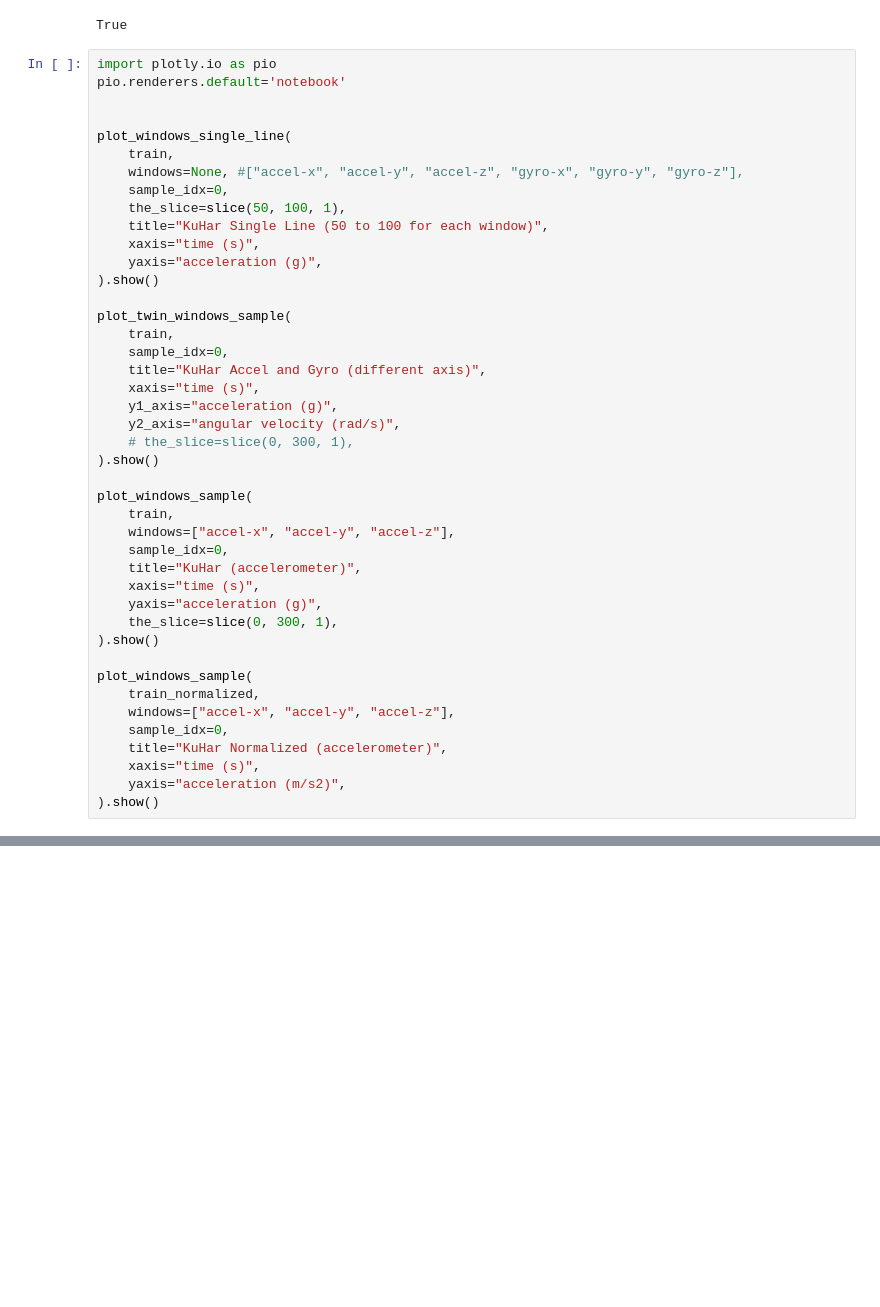
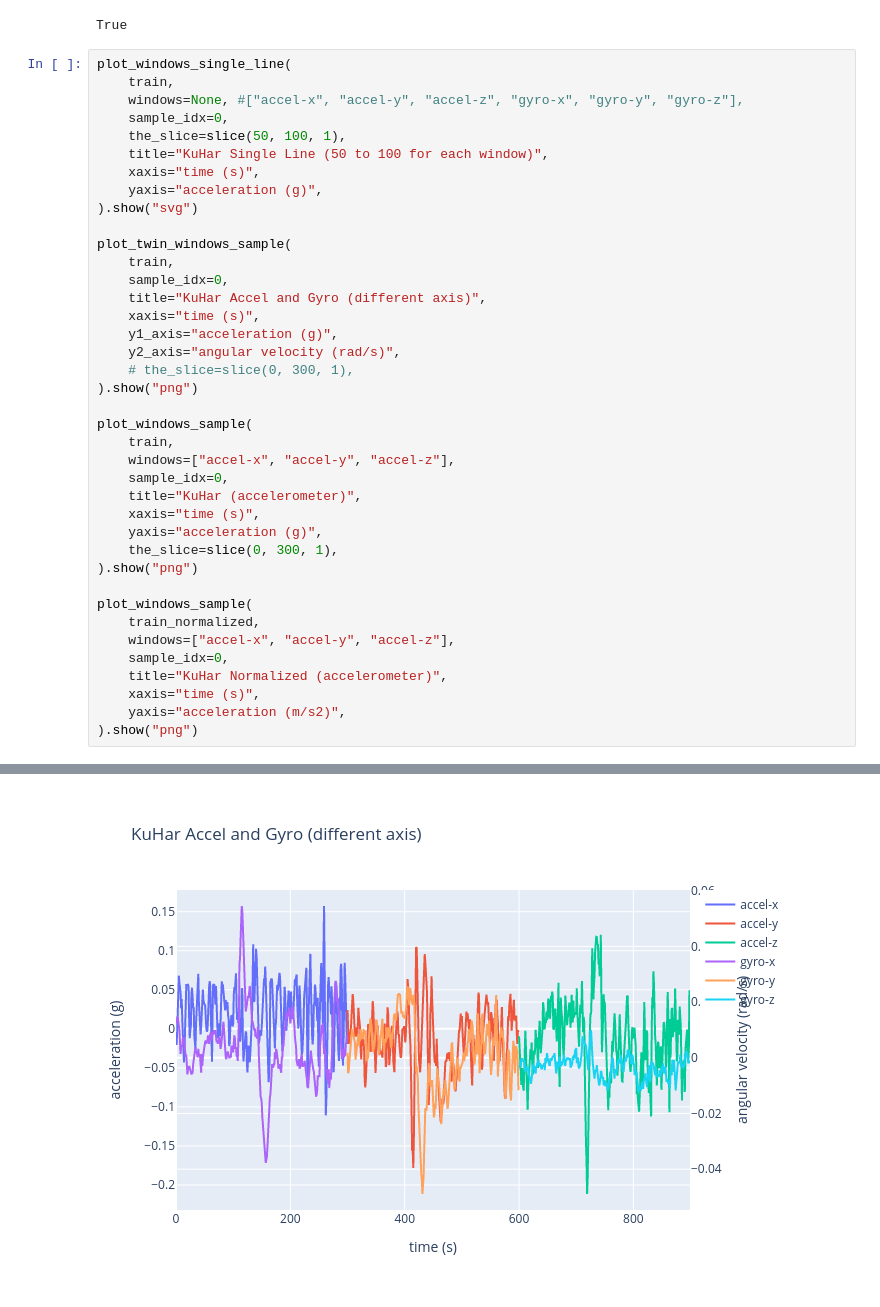
Before and after one commit to discovery-unicamp/hiaac-librep, a Jupyter notebook: viz_tools.ipynb, the cells around one changed output, grey strips where cells are left out. Cells and saved outputs as stored; diff of their text form; blank space fills up the shorter version.

Commit message:
Allow persist plotly visualization between sessions using PNG
Signed-off-by: Otavio Napoli <otavio.napoli@gmail.com>

```diff
--- a/viz_tools.ipynb
+++ b/viz_tools.ipynb
@@ -17,10 +24,6 @@ np.all(train.windows("accel-y")[0][1] == train_normalized.windows("accel-y")[0][
 # %% [output]
 True
 # %%
-import plotly.io as pio
-pio.renderers.default='notebook'
-
-
 plot_windows_single_line(
     train,
     windows=None, #["accel-x", "accel-y", "accel-z", "gyro-x", "gyro-y", "gyro-z"],
@@ -29,7 +32,7 @@ plot_windows_single_line(
     title="KuHar Single Line (50 to 100 for each window)",
     xaxis="time (s)",
     yaxis="acceleration (g)",
-).show()
+).show("svg")
 
 plot_twin_windows_sample(
     train,
@@ -39,7 +42,7 @@ plot_twin_windows_sample(
     y1_axis="acceleration (g)",
     y2_axis="angular velocity (rad/s)",
     # the_slice=slice(0, 300, 1),
-).show()
+).show("png")
 
 plot_windows_sample(
     train,
@@ -49,7 +52,7 @@ plot_windows_sample(
     xaxis="time (s)",
     yaxis="acceleration (g)",
     the_slice=slice(0, 300, 1),
-).show()
+).show("png")
 
 plot_windows_sample(
     train_normalized,
@@ -58,5 +61,5 @@ plot_windows_sample(
     title="KuHar Normalized (accelerometer)",
     xaxis="time (s)",
     yaxis="acceleration (m/s2)",
-).show()
+).show("png")
 # %% [output]
@@ -67,0 +66 @@ plot_windows_sample(
+[figure, added]
```
Also changed, not shown: parts of 2 cells of this notebook.
